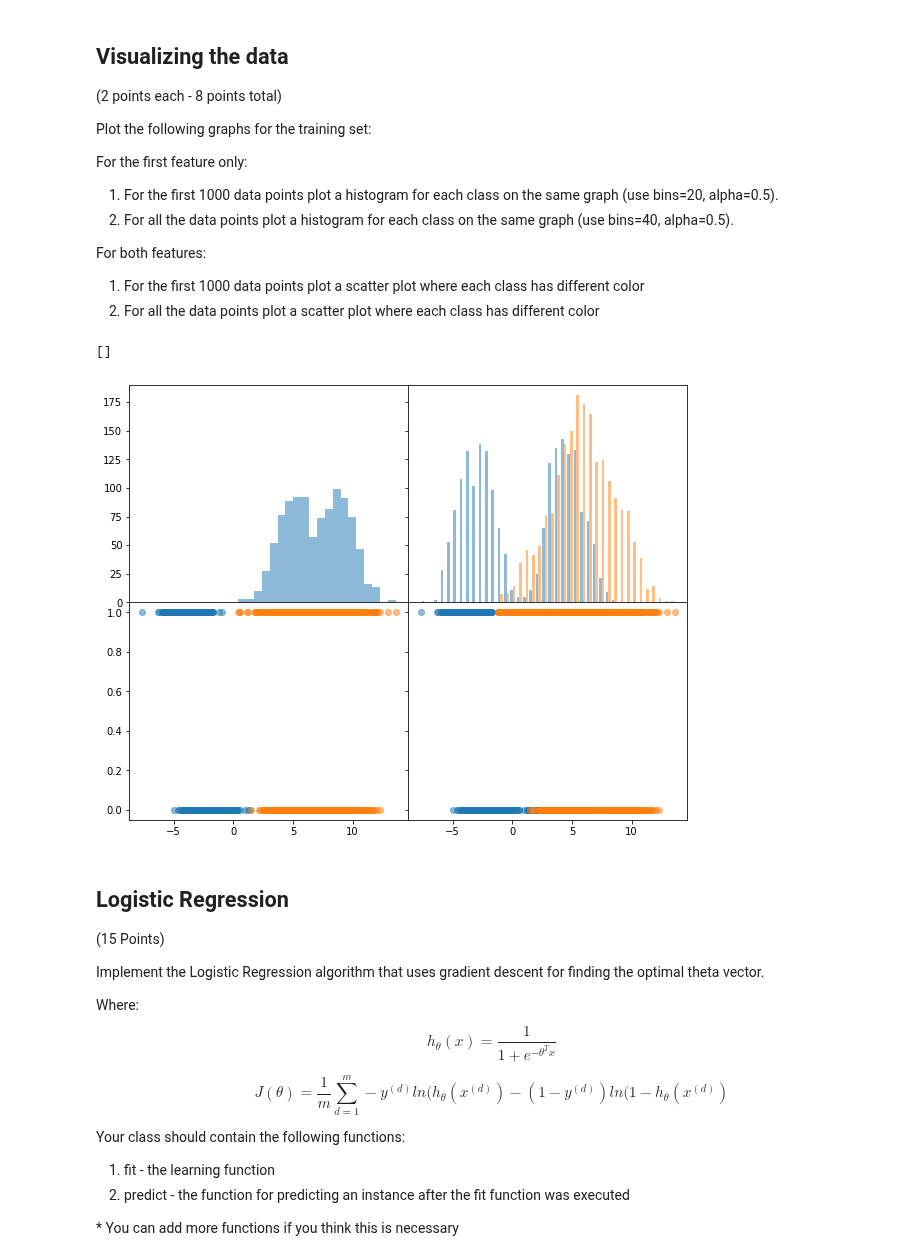
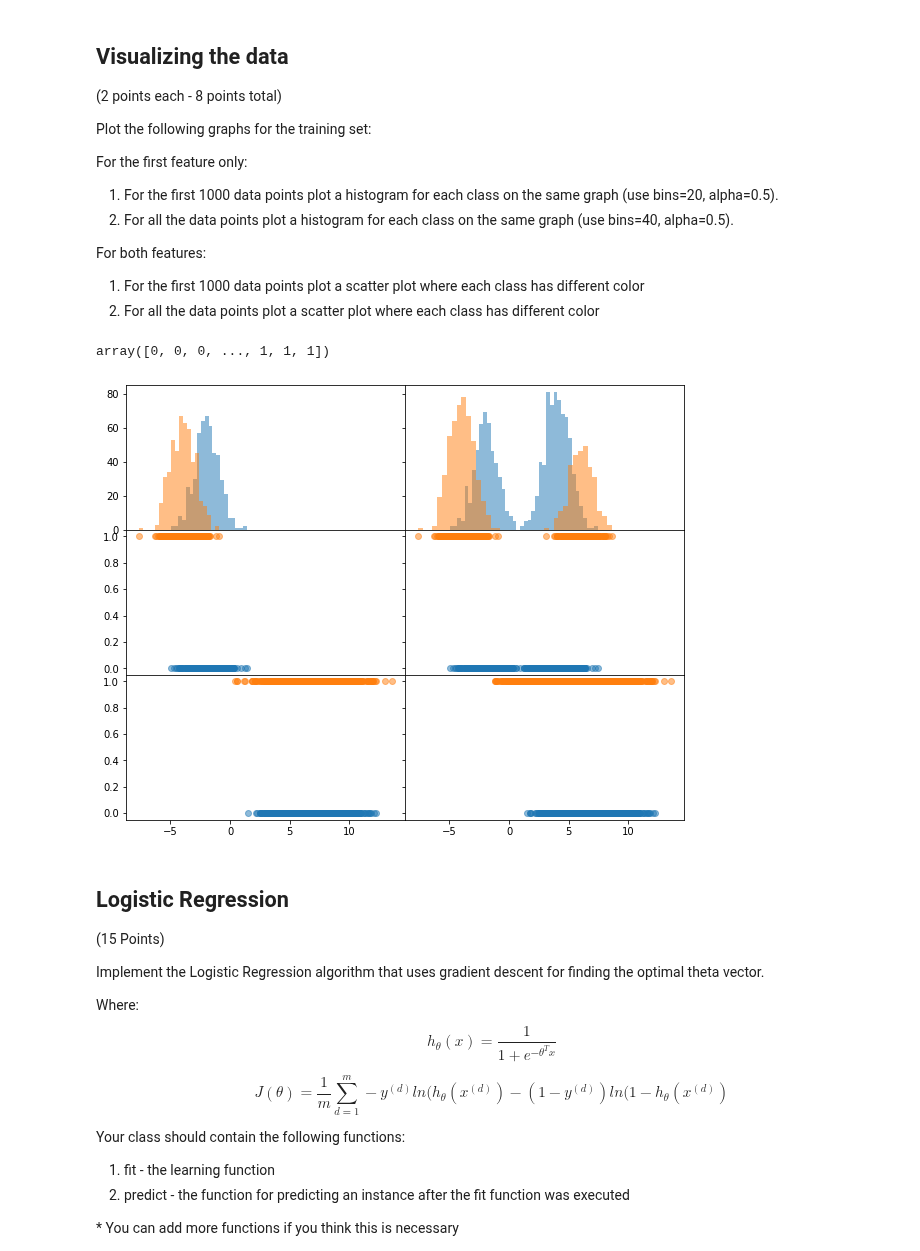
Before and after one commit to danspts/ml-hw, a Jupyter notebook: hw4/hw4_227367455_323081950.ipynb, the cells around one changed output. Saved outputs shown, nothing was run; the diff lists cells and outputs as text; code cells hidden in the pictures.

Commit message:
modified the graphs

```diff
--- a/hw4/hw4_227367455_323081950.ipynb
+++ b/hw4/hw4_227367455_323081950.ipynb
@@ -98,28 +98,64 @@ For the first feature only:
 For both features:
 1. For the first 1000 data points plot a scatter plot where each class has different color
 1. For all the data points plot a scatter plot where each class has different color
+# %%
+np.unique(y_training)
+y_training
+# %% [output]
+array([0, 0, 0, ..., 1, 1, 1])
 # %%
 #### Your code here ####
 fig = plt.figure()
-gs = fig.add_gridspec(2, 2, hspace=0, wspace=0)
-(ax1, ax2), (ax3, ax4) = gs.subplots(sharex='col', sharey='row')
+gs = fig.add_gridspec(3, 2, hspace=0, wspace=0)
+(ax1, ax2), (ax3, ax4), (ax5, ax6) = gs.subplots(sharex='col', sharey='row')
 
-ax1.hist(X_training[:,1][:1000], bins=20, alpha = 0.5)
-ax1.plot()
+y_cut = y_training[:1000]
+x_cut = X_training[:1000]
 
-ax2.hist(X_training, bins=40, alpha = 0.5)
-ax2.plot()
+for i_class in np.unique(y_training):
 
+    ax1.hist(x_cut[:,0][y_cut == i_class], bins=20, alpha = 0.5)
+    ax1.plot()
 
-ax3.plot(X_training[:1000], y_training[:1000], 'o', alpha = 0.5)
-ax3.plot()
+    ax2.hist(X_training[:,0][y_training == i_class], bins=40, alpha = 0.5)
+    ax2.plot()
 
-for i in range(X_training.shape[1]):
-    ax4.plot(X_training[:,i], y_training, 'o', alpha = 0.5)
-ax4.plot()
+    ax3.plot(x_cut[:,0][y_cut == i_class], y_cut[y_cut == i_class], 'o', alpha = 0.5)
+    ax3.plot()
+
+    ax4.plot(X_training[:,0][y_training == i_class], y_training[y_training == i_class], 'o', alpha = 0.5)
+    ax4.plot()
+
+    ax5.plot(x_cut[:,1][y_cut == i_class], y_cut[y_cut == i_class], 'o', alpha = 0.5)
+    ax5.plot()
+
+    ax6.plot(X_training[:,1][y_training == i_class], y_training[y_training == i_class], 'o', alpha = 0.5)
+    ax6.plot()
-# %% [output]
-[]
-[figure, removed]
+# %%
+## Logistic Regression
+
+(15 Points)
+
+Implement the Logistic Regression algorithm that uses gradient descent for finding the optimal theta vector.
+
+Where:
+$$
+h_\theta(x) = \frac{1}{1 + e^{-\theta^T x}}
+$$
+
+$$
+J(\theta)=\frac{1}{m} \sum_{d=1}^{m} - y^{(d)}ln(h_\theta(x^{(d)}) - (1 - y^{(d)})ln(1 - h_\theta(x^{(d)})
+$$
+
+Your class should contain the following functions:
+1. fit - the learning function
+1. predict - the function for predicting an instance after the fit function was executed
+
+\* You can add more functions if you think this is necessary
+
+Your model should also store a list of the costs that you've calculated in each iteration
+# %% [output]
+[figure, added]
 # %% [markdown]
 ## Logistic Regression
 
```
